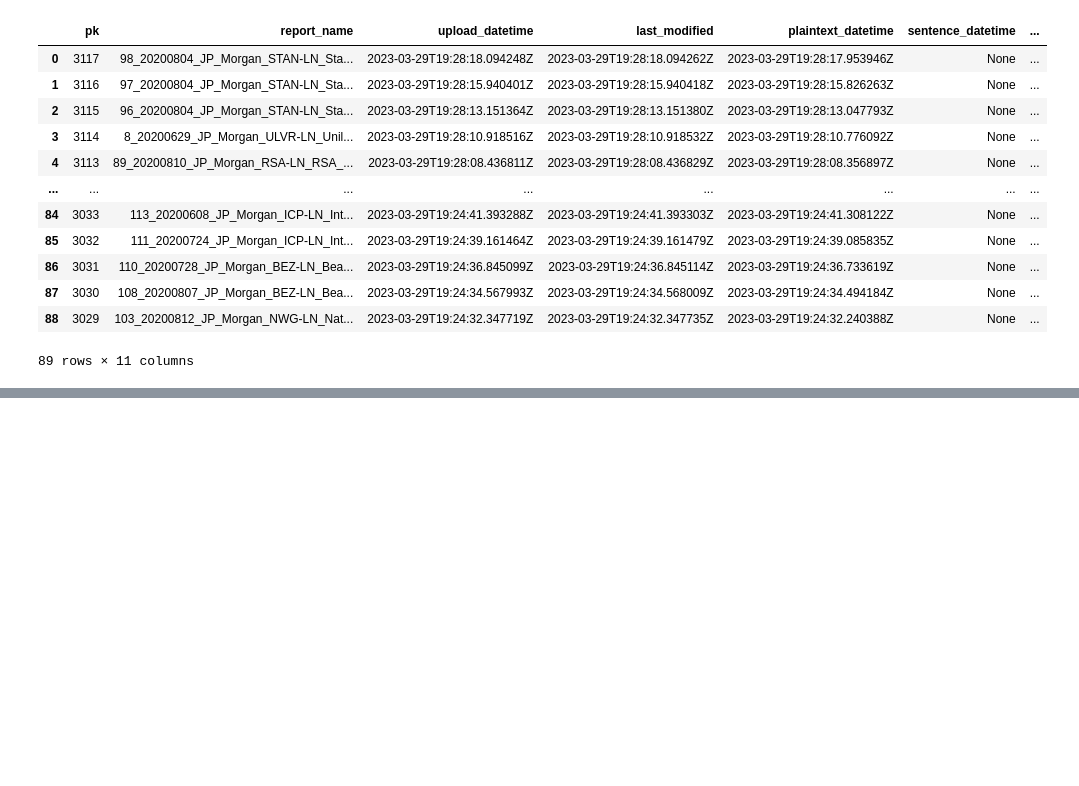
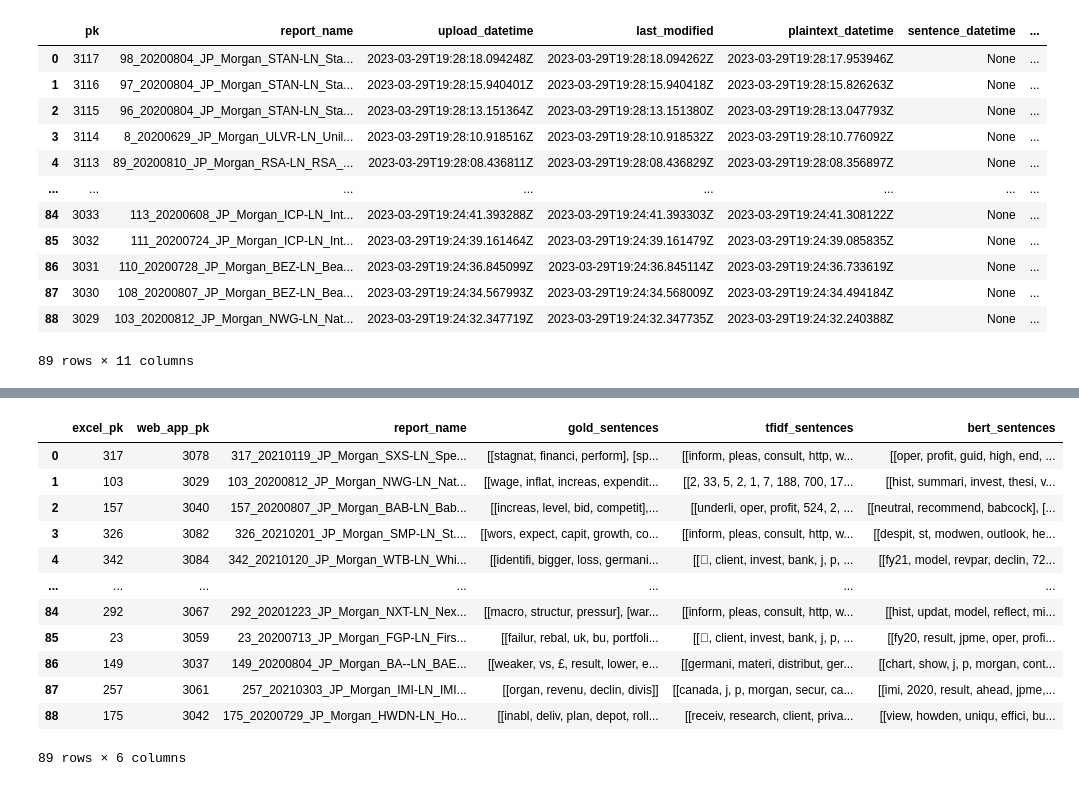
Before and after one commit to WillHolbrook/FYPCodeRepo, a Jupyter notebook: resources/scripts/rougeEvaluation/evaluate_gold_rouge.ipynb, the cells around one changed output, grey strips where cells are left out. Drawn from its saved outputs; the diff is of its cells as text; code cells hidden in the pictures; blank space fills up the shorter version.

```diff
--- a/resources/scripts/rougeEvaluation/evaluate_gold_rouge.ipynb
+++ b/resources/scripts/rougeEvaluation/evaluate_gold_rouge.ipynb
@@ -161,0 +199,19 @@ with pd.ExcelWriter(reports_down_file_name) as writer:
+# %%
+merged_reports["gold_sentences"] = merged_reports["gold_sentences"].apply(lambda x : [preprocess_text(sentence, as_list=True) for sentence in x])
+merged_reports["tfidf_sentences"] = merged_reports["tfidf_sentences"].apply(lambda x : [preprocess_text(sentence, as_list=True) for sentence in x])
+merged_reports["bert_sentences"] = merged_reports["bert_sentences"].apply(lambda x : [preprocess_text(sentence, as_list=True) for sentence in x])
+merged_reports
+# %% [output]
+|  | excel_pk | web_app_pk | report_name | gold_sentences | tfidf_sentences | bert_sentences |
+| 0 | 317 | 3078 | 317_20210119_JP_Morgan_SXS-LN_Spe... | [[stagnat, financi, perform], [sp... | [[inform, pleas, consult, http, w... | [[oper, profit, guid, high, end, ... |
+| 1 | 103 | 3029 | 103_20200812_JP_Morgan_NWG-LN_Nat... | [[wage, inflat, increas, expendit... | [[2, 33, 5, 2, 1, 7, 188, 700, 17... | [[hist, summari, invest, thesi, v... |
+| 2 | 157 | 3040 | 157_20200807_JP_Morgan_BAB-LN_Bab... | [[increas, level, bid, competit],... | [[underli, oper, profit, 524, 2, ... | [[neutral, recommend, babcock], [... |
+| 3 | 326 | 3082 | 326_20210201_JP_Morgan_SMP-LN_St.... | [[wors, expect, capit, growth, co... | [[inform, pleas, consult, http, w... | [[despit, st, modwen, outlook, he... |
+| 4 | 342 | 3084 | 342_20210120_JP_Morgan_WTB-LN_Whi... | [[identifi, bigger, loss, germani... | [[, client, invest, bank, j, p, ... | [[fy21, model, revpar, declin, 72... |
+| ... | ... | ... | ... | ... | ... | ... |
+| 84 | 292 | 3067 | 292_20201223_JP_Morgan_NXT-LN_Nex... | [[macro, structur, pressur], [war... | [[inform, pleas, consult, http, w... | [[hist, updat, model, reflect, mi... |
+| 85 | 23 | 3059 | 23_20200713_JP_Morgan_FGP-LN_Firs... | [[failur, rebal, uk, bu, portfoli... | [[, client, invest, bank, j, p, ... | [[fy20, result, jpme, oper, profi... |
+| 86 | 149 | 3037 | 149_20200804_JP_Morgan_BA--LN_BAE... | [[weaker, vs, £, result, lower, e... | [[germani, materi, distribut, ger... | [[chart, show, j, p, morgan, cont... |
+| 87 | 257 | 3061 | 257_20210303_JP_Morgan_IMI-LN_IMI... | [[organ, revenu, declin, divis]] | [[canada, j, p, morgan, secur, ca... | [[imi, 2020, result, ahead, jpme,... |
+| 88 | 175 | 3042 | 175_20200729_JP_Morgan_HWDN-LN_Ho... | [[inabl, deliv, plan, depot, roll... | [[receiv, research, client, priva... | [[view, howden, uniqu, effici, bu... |
+89 rows × 6 columns
```
Also changed, not shown: parts of 14 cells of this notebook, 1 other file.
